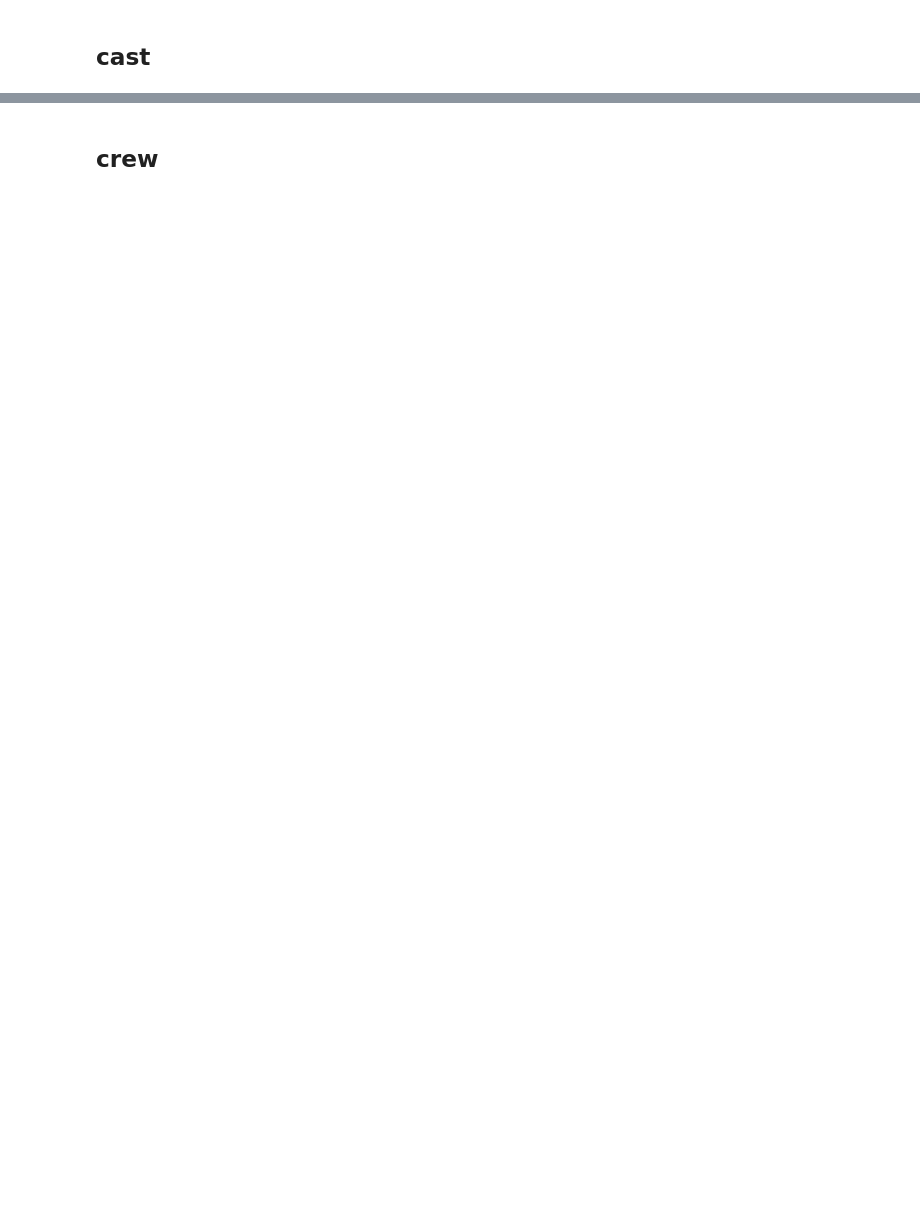
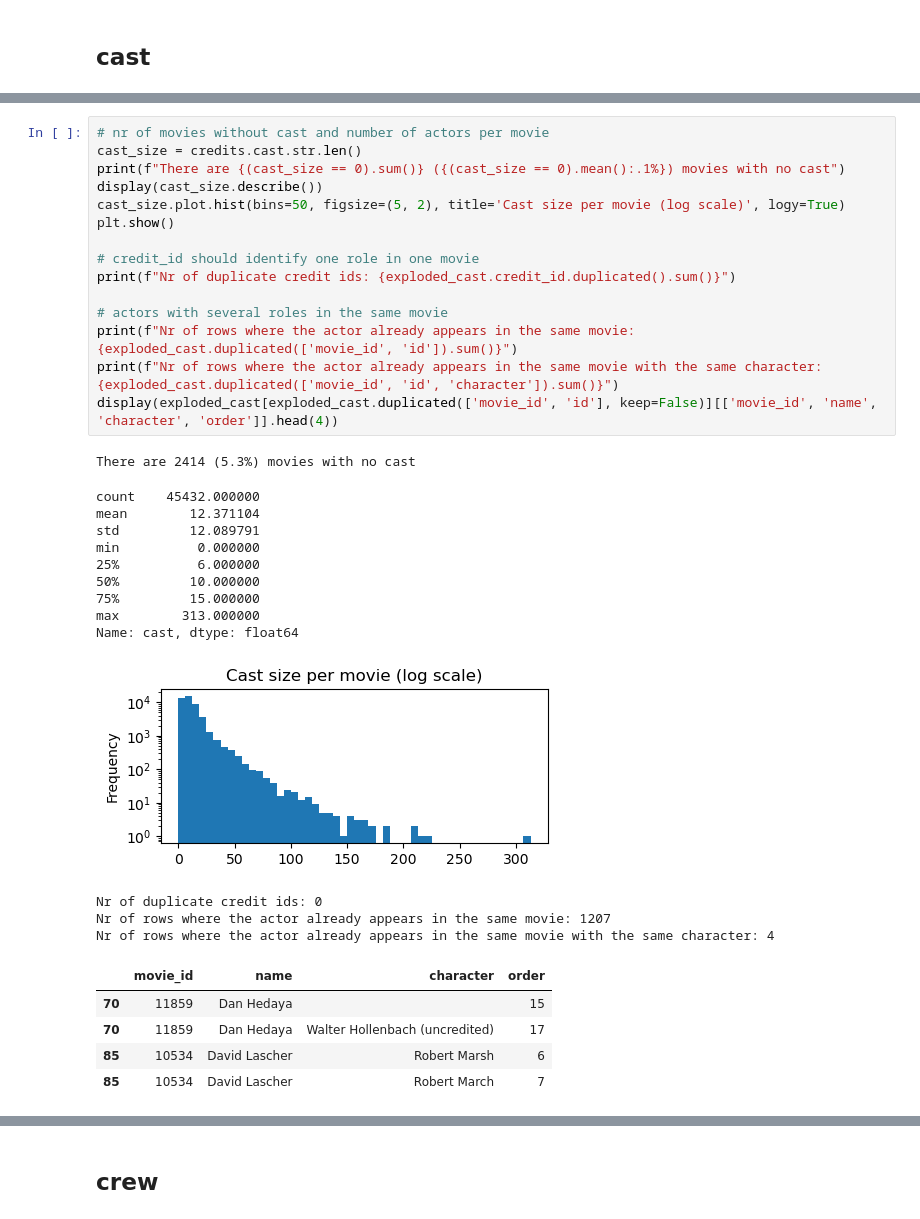
Before and after one commit to gbjaaland/TDT4225-Assignment-3, a Jupyter notebook: EDA/credits.ipynb, the cells around one changed output, grey strips where cells are left out. Cells and saved outputs as stored; diff of their text form; blank space fills up the shorter version.

```diff
--- a/EDA/credits.ipynb
+++ b/EDA/credits.ipynb
@@ -110,0 +189,35 @@ Name: count, dtype: int64
+# %%
+# nr of movies without cast and number of actors per movie
+cast_size = credits.cast.str.len()
+print(f"There are {(cast_size == 0).sum()} ({(cast_size == 0).mean():.1%}) movies with no cast")
+display(cast_size.describe())
+cast_size.plot.hist(bins=50, figsize=(5, 2), title='Cast size per movie (log scale)', logy=True)
+plt.show()
+
+# credit_id should identify one role in one movie
+print(f"Nr of duplicate credit ids: {exploded_cast.credit_id.duplicated().sum()}")
+
+# actors with several roles in the same movie
+print(f"Nr of rows where the actor already appears in the same movie: {exploded_cast.duplicated(['movie_id', 'id']).sum()}")
+print(f"Nr of rows where the actor already appears in the same movie with the same character: {exploded_cast.duplicated(['movie_id', 'id', 'character']).sum()}")
+display(exploded_cast[exploded_cast.duplicated(['movie_id', 'id'], keep=False)][['movie_id', 'name', 'character', 'order']].head(4))
+# %% [output]
+There are 2414 (5.3%) movies with no cast
+count    45432.000000
+mean        12.371104
+std         12.089791
+min          0.000000
+25%          6.000000
+50%         10.000000
+75%         15.000000
+max        313.000000
+Name: cast, dtype: float64
+[figure, added]
+Nr of duplicate credit ids: 0
+Nr of rows where the actor already appears in the same movie: 1207
+Nr of rows where the actor already appears in the same movie with the same character: 4
+|  | movie_id | name | character | order |
+| 70 | 11859 | Dan Hedaya |  | 15 |
+| 70 | 11859 | Dan Hedaya | Walter Hollenbach (uncredited) | 17 |
+| 85 | 10534 | David Lascher | Robert Marsh | 6 |
+| 85 | 10534 | David Lascher | Robert March | 7 |
```
Also changed, not shown: parts of 21 cells of this notebook, 2 other files.
